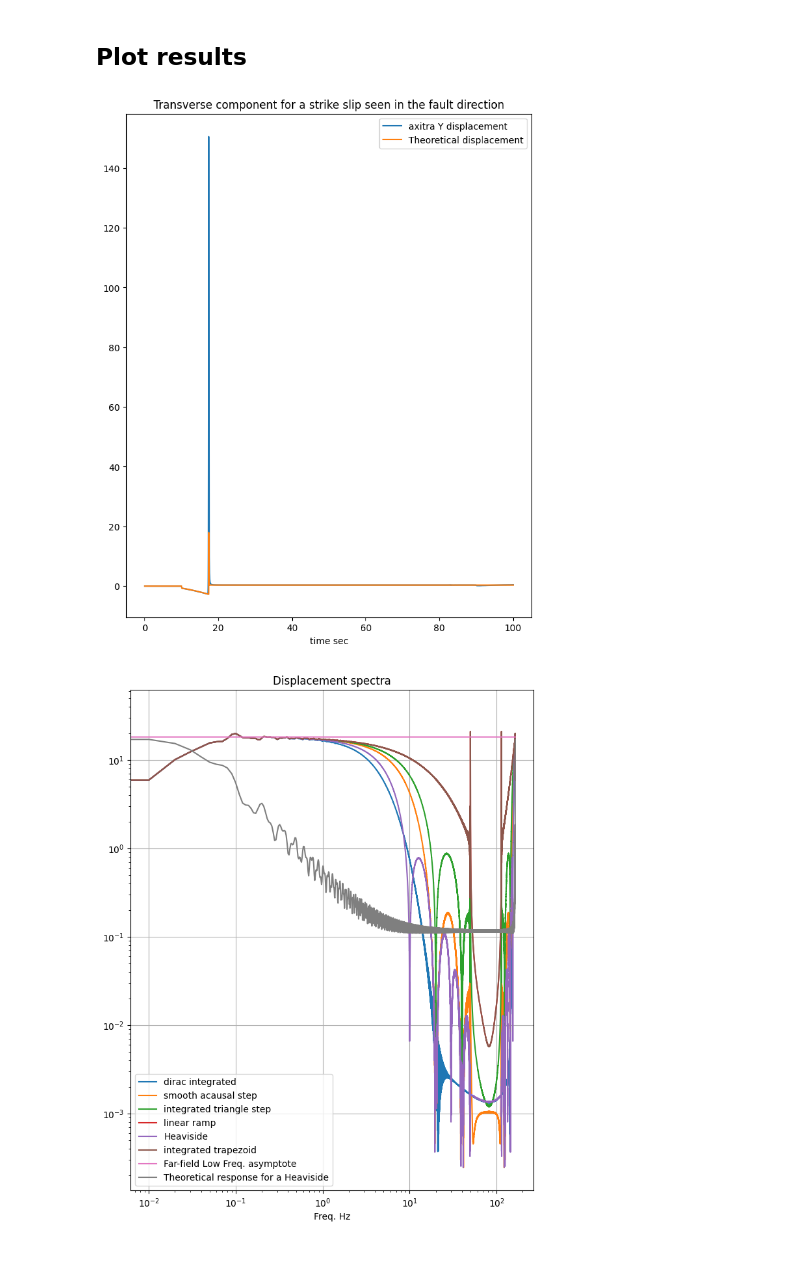
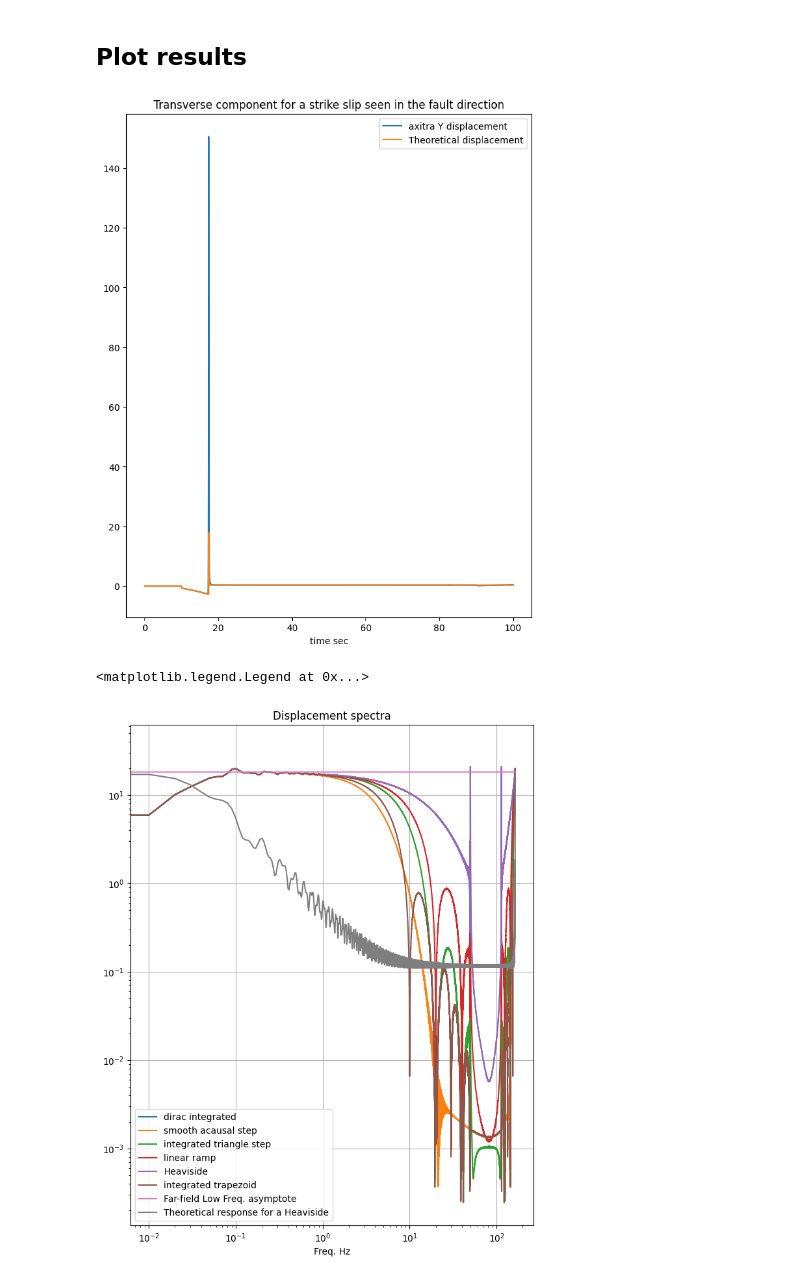
Before and after one commit to coutanto/axitra, a Jupyter notebook: MOMENT_DISP_F90_OPENMP/EXAMPLE/check_amplitude.ipynb, the cells around one changed output. Drawn from its saved outputs; the diff is of its cells as text; code cells hidden in the pictures.

```diff
--- a/MOMENT_DISP_F90_OPENMP/EXAMPLE/check_amplitude.ipynb
+++ b/MOMENT_DISP_F90_OPENMP/EXAMPLE/check_amplitude.ipynb
@@ -214,30 +211,31 @@ freq  4999/ 5000 iter=     8644 Done
 # %%
 pt.figure(figsize=(8, 10))
 #pt.subplot(2,1,1)
 ier = pt.plot(t,sy_2[0,:])
 pt.xlabel('time sec')
 pt.title('Transverse component for a strike slip seen in the fault direction')
 pt.plot(t,u_theta)
 pt.legend(['axitra Y displacement','Theoretical displacement']);
 
 pt.show()
 
 pt.figure(figsize=(8, 10))
 #pt.subplot(2,1,2)
 pt.xlabel('Freq. Hz')
 pt.title('Displacement spectra')
 pt.grid()
 nfreq = t.size
 df=1./t[-1]
 dt=t[1]-t[0]
 f = np.arange(0,nfreq)*df
 pt.loglog(f, np.abs(np.fft.fft(sy_0[0,:]))*dt, f, np.abs(np.fft.fft(sy_2[0,:]))*dt, f, np.abs(np.fft.fft(sy_4[0,:]))*dt,
-          f, np.abs(np.fft.fft(sy_5[0,:]))*dt,f, np.abs(np.fft.fft(sy_7[0,:]))*dt,
+          f, np.abs(np.fft.fft(sy_5[0,:]))*dt,f, np.abs(np.fft.fft(sy_7[0,:]))*dt, f, np.abs(np.fft.fft(sy_8[0,:]))*dt,
           f, f*0.+LowFreq_asympt, f, np.abs(np.fft.fft(u_theta))*dt)
-          f, f*0.+LowFreq_asympt)
+
 pt.legend(['dirac integrated','smooth acausal step','integrated triangle step',
            'linear ramp','Heaviside','integrated trapezoid','Far-field Low Freq. asymptote',
-           'Theoretical response for a Heaviside']);
+           'Theoretical response for a Heaviside'])
 # %% [output]
 [figure]
+<matplotlib.legend.Legend at 0x...>
-[figure, old version]
+[figure, new version]
```
Also changed, not shown: parts of 3 cells of this notebook, 1 other file.
